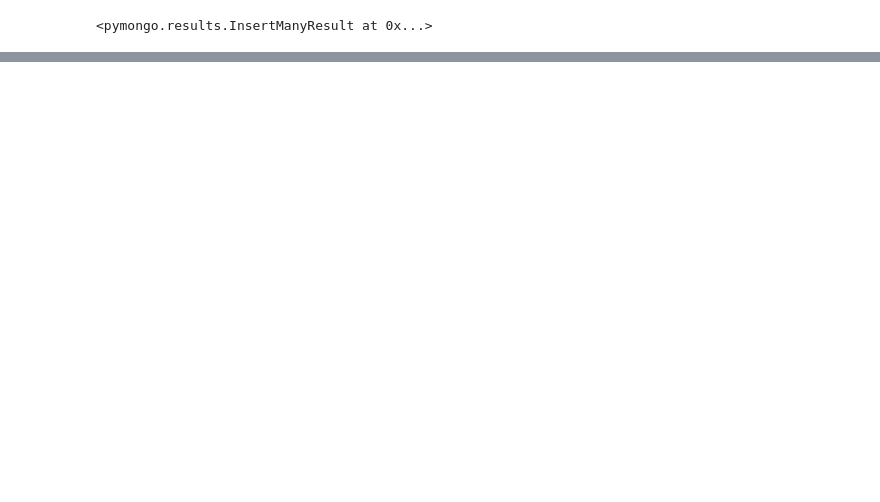
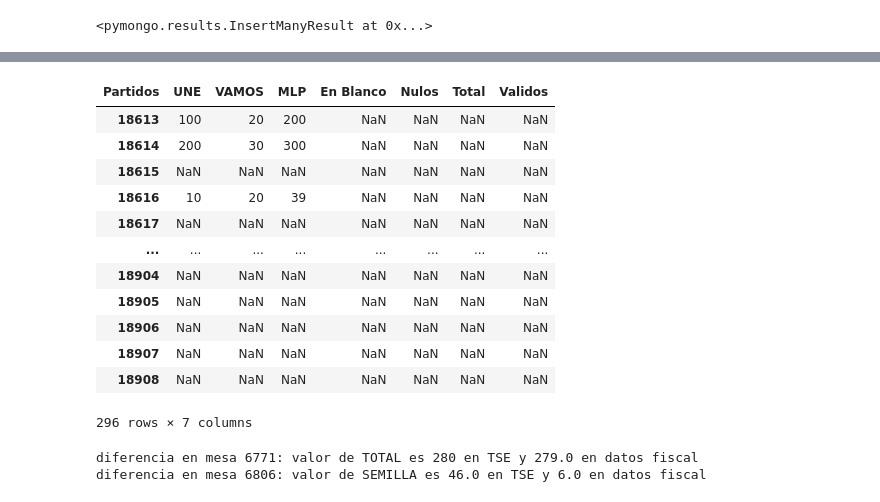
Before and after one commit to gallowstree/elecciones, a Jupyter notebook: Elec2023.ipynb, the cells around one changed output, grey strips where cells are left out. Drawn from its saved outputs; the diff is of its cells as text; code cells hidden in the pictures; blank space fills up the shorter version.

```diff
--- a/Elec2023.ipynb
+++ b/Elec2023.ipynb
@@ -45,0 +71,60 @@ presidencial.insert_many(convertir_a_mongo_docs(data_presidencial))
+# %%
+def leer_excel_digitadores(path):
+    xlsx = pd.ExcelFile(path)
+    hojas_mesas = xlsx.sheet_names[1:-1]
+    xlsx = pd.read_excel(path, header=5, index_col=1, sheet_name=hojas_mesas)
+    dataframes = []
+    for hoja in xlsx:
+        df = xlsx[hoja]
+        df = df.drop(df.columns[0], axis=1).transpose()
+        nan_header_column_index = df.columns.tolist().index(np.nan)
+        df = df.iloc[:, :nan_header_column_index]
+        if not df.empty:
+            dataframes.append(df)
+    return dataframes
+
+leer_excel_digitadores('excel-pruebas\Pruebas-AV.xlsx')[0]#[0].iloc[0].to_dict()
+# %% [output]
+| Partidos | UNE | VAMOS | MLP | En Blanco | Nulos | Total | Validos |
+| 18613 | 100 | 20 | 200 | NaN | NaN | NaN | NaN |
+| 18614 | 200 | 30 | 300 | NaN | NaN | NaN | NaN |
+| 18615 | NaN | NaN | NaN | NaN | NaN | NaN | NaN |
+| 18616 | 10 | 20 | 39 | NaN | NaN | NaN | NaN |
+| 18617 | NaN | NaN | NaN | NaN | NaN | NaN | NaN |
+| ... | ... | ... | ... | ... | ... | ... | ... |
+| 18904 | NaN | NaN | NaN | NaN | NaN | NaN | NaN |
+| 18905 | NaN | NaN | NaN | NaN | NaN | NaN | NaN |
+| 18906 | NaN | NaN | NaN | NaN | NaN | NaN | NaN |
+| 18907 | NaN | NaN | NaN | NaN | NaN | NaN | NaN |
+| 18908 | NaN | NaN | NaN | NaN | NaN | NaN | NaN |
+296 rows × 7 columns
+# %%
+
+def find_mesas(mesa_inicio, mesa_fin, collection):
+    query = {"mesa": {"$gte": mesa_inicio, "$lte": mesa_fin}}
+    result = {}
+    for datos_mesa in collection.find(query):
+        result[datos_mesa['mesa']]=datos_mesa
+    return result
+
+def comparar_archivo(path, mongo_collection):
+    for df_excel in leer_excel_digitadores(path):
+        mesa_inicio = df_excel.iloc[0].name
+        mesa_fin = df_excel.iloc[-1].name
+        datos_mesas_db = find_mesas(mesa_inicio, mesa_fin, collection)
+        for no_mesa,mesa_excel in df_excel.iterrows():
+            if no_mesa in datos_mesas_db:
+                mesa_db = datos_mesas_db[no_mesa]
+                for col in mesa_excel.keys():
+                    if col in mesa_db:
+                        if  not np.isnan(mesa_excel[col]) and int(mesa_db[col]) != int(mesa_excel[col]):
+                            print(f'diferencia en mesa {no_mesa}: valor de {col} es {mesa_db[col]} en TSE y {mesa_excel[col]} en datos fiscal')
+                    else:
+                        #print('missing col', col)
+                        pass
+
+
+comparar_archivo('excel-pruebas\Chimaltenango.xlsx', distrital)
+# %% [output]
+diferencia en mesa 6771: valor de TOTAL es 280 en TSE y 279.0 en datos fiscal
+diferencia en mesa 6806: valor de SEMILLA es 46.0 en TSE y 6.0 en datos fiscal
```
Also changed, not shown: parts of 9 cells of this notebook, 5 other files.
